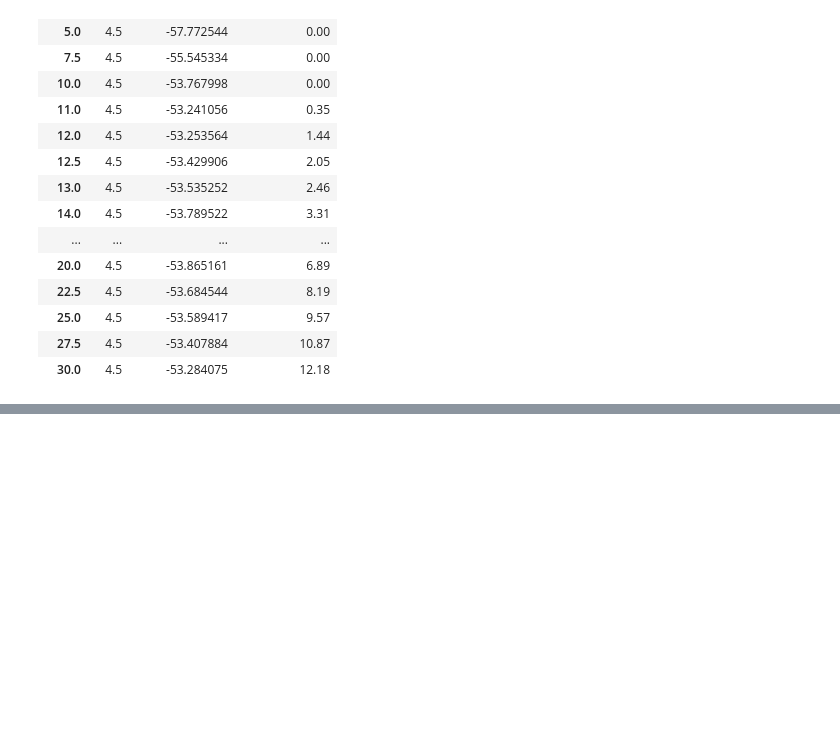
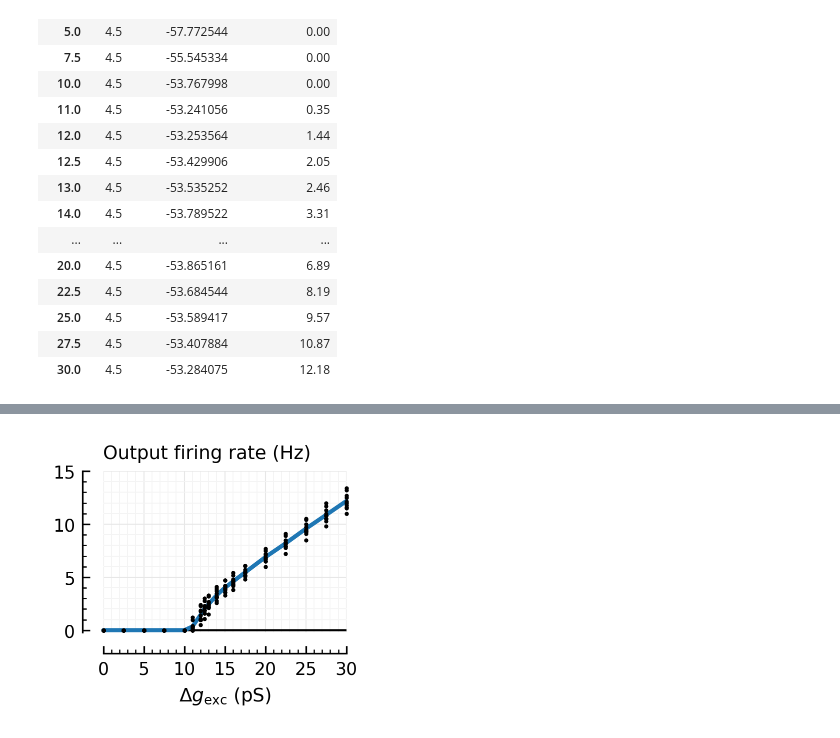
Before and after one commit to tfiers/phd, a Jupyter notebook: _sources/nb/2023-08-05__AdEx_Nto1_we_sweep.ipynb, the cells around one changed output, grey strips where cells are left out. Saved outputs shown, nothing was run; the diff lists cells and outputs as text; code cells hidden in the pictures; blank space fills up the shorter version.

```diff
--- a/_sources/nb/2023-08-05__AdEx_Nto1_we_sweep.ipynb
+++ b/_sources/nb/2023-08-05__AdEx_Nto1_we_sweep.ipynb
@@ -153,0 +171,8 @@ df.groupby("we_pS").mean()
+# %%
+fig, ax = plt.subplots(figsize=(0.9*mw, 0.6*mw))
+plt.axhline(0, 0, 1, c="black", lw=1)
+plot_dots_and_means(df.we_pS, df.output_rate_Hz, ax, ylim=[-0.2, 15], xlim=xlim)
+hylabel(ax, "Output firing rate (Hz)")
+plt.xlabel(xl);
+# %% [output]
+[figure, added]
```
Also changed, not shown: parts of 23 cells of this notebook, 10 other files.
